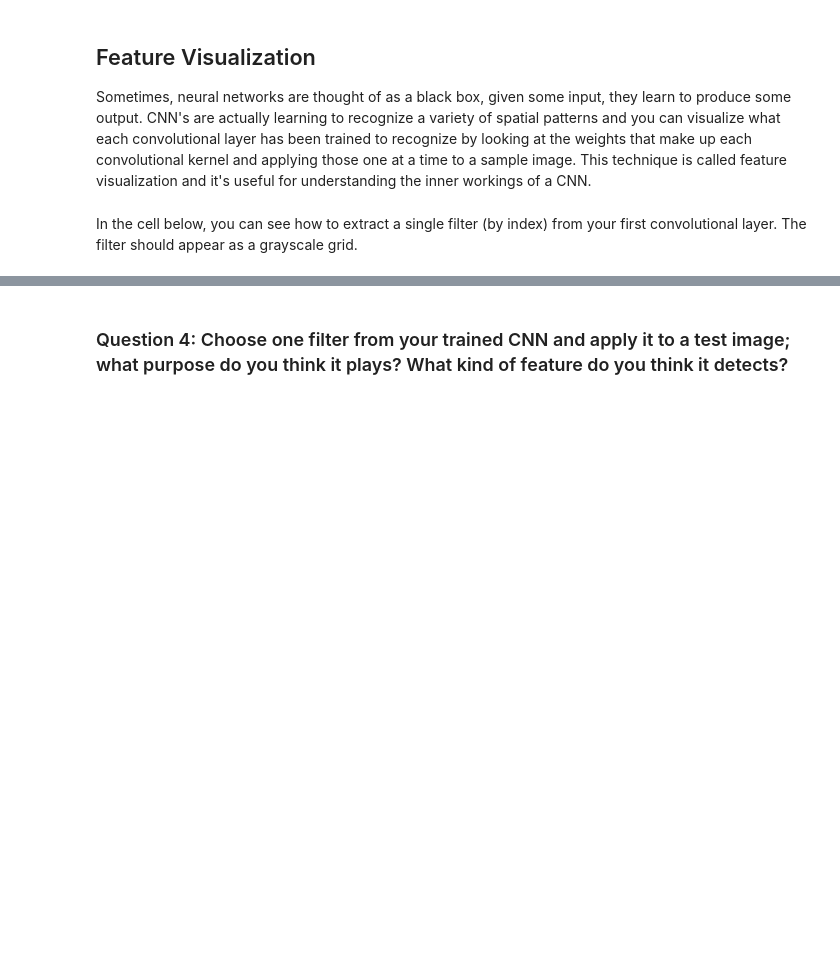
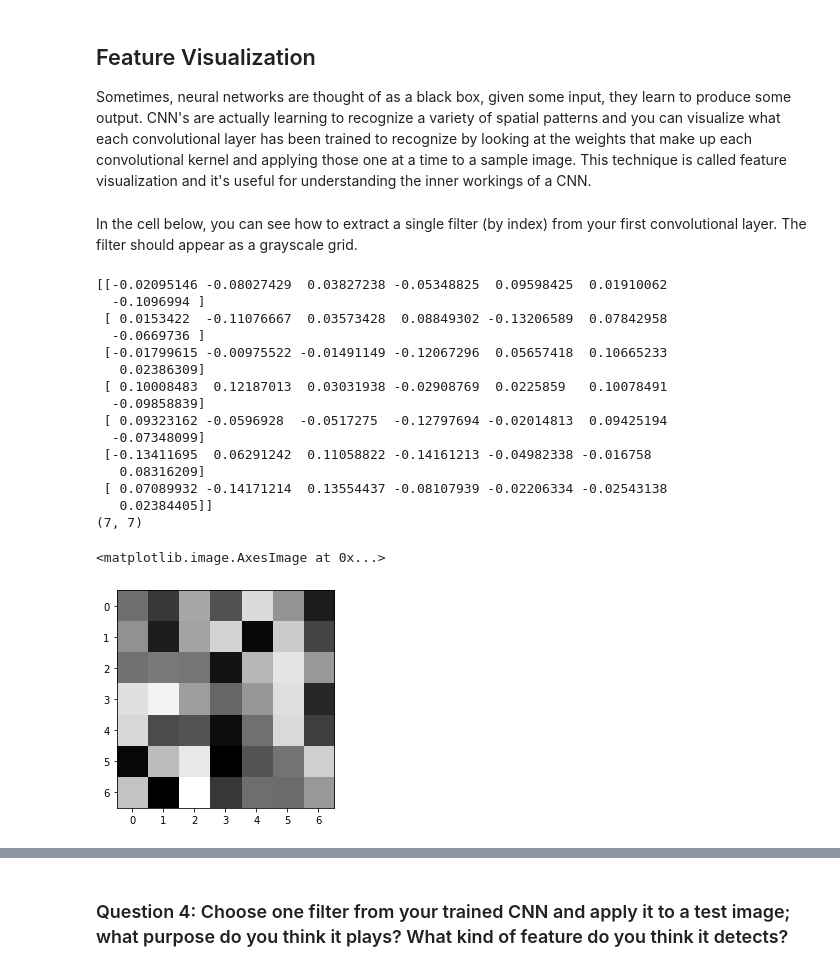
Before and after one commit to nik1806/P1_Facial_Keypoints, a Jupyter notebook: 2. Define the Network Architecture.ipynb, the cells around one changed output, grey strips where cells are left out. Drawn from its saved outputs; the diff is of its cells as text; code cells hidden in the pictures; blank space fills up the shorter version.

```diff
--- a/2. Define the Network Architecture.ipynb
+++ b/2. Define the Network Architecture.ipynb
@@ -488,17 +500,35 @@ In the cell below, you can see how to extract a single filter (by index) from yo
 # %%
 # Get the weights in the first conv layer, "conv1"
 # if necessary, change this to reflect the name of your first conv layer
-weights1 = net.conv1.weight.data
+weights1 = net.conv1.weight.data.cpu()
 
 w = weights1.numpy()
 
 filter_index = 0
 
 print(w[filter_index][0])
 print(w[filter_index][0].shape)
 
 # display the filter weights
 plt.imshow(w[filter_index][0], cmap='gray')
+# %% [output]
+[[-0.02095146 -0.08027429  0.03827238 -0.05348825  0.09598425  0.01910062
+  -0.1096994 ]
+ [ 0.0153422  -0.11076667  0.03573428  0.08849302 -0.13206589  0.07842958
+  -0.0669736 ]
+ [-0.01799615 -0.00975522 -0.01491149 -0.12067296  0.05657418  0.10665233
+   0.02386309]
+ [ 0.10008483  0.12187013  0.03031938 -0.02908769  0.0225859   0.10078491
+  -0.09858839]
+ [ 0.09323162 -0.0596928  -0.0517275  -0.12797694 -0.02014813  0.09425194
+  -0.07348099]
+ [-0.13411695  0.06291242  0.11058822 -0.14161213 -0.04982338 -0.016758
+   0.08316209]
+ [ 0.07089932 -0.14171214  0.13554437 -0.08107939 -0.02206334 -0.02543138
+   0.02384405]]
+(7, 7)
+<matplotlib.image.AxesImage at 0x...>
+[figure, added]
 # %% [markdown]
 ## Feature maps
 
```
Also changed, not shown: parts of 15 cells of this notebook, 3 other files.
